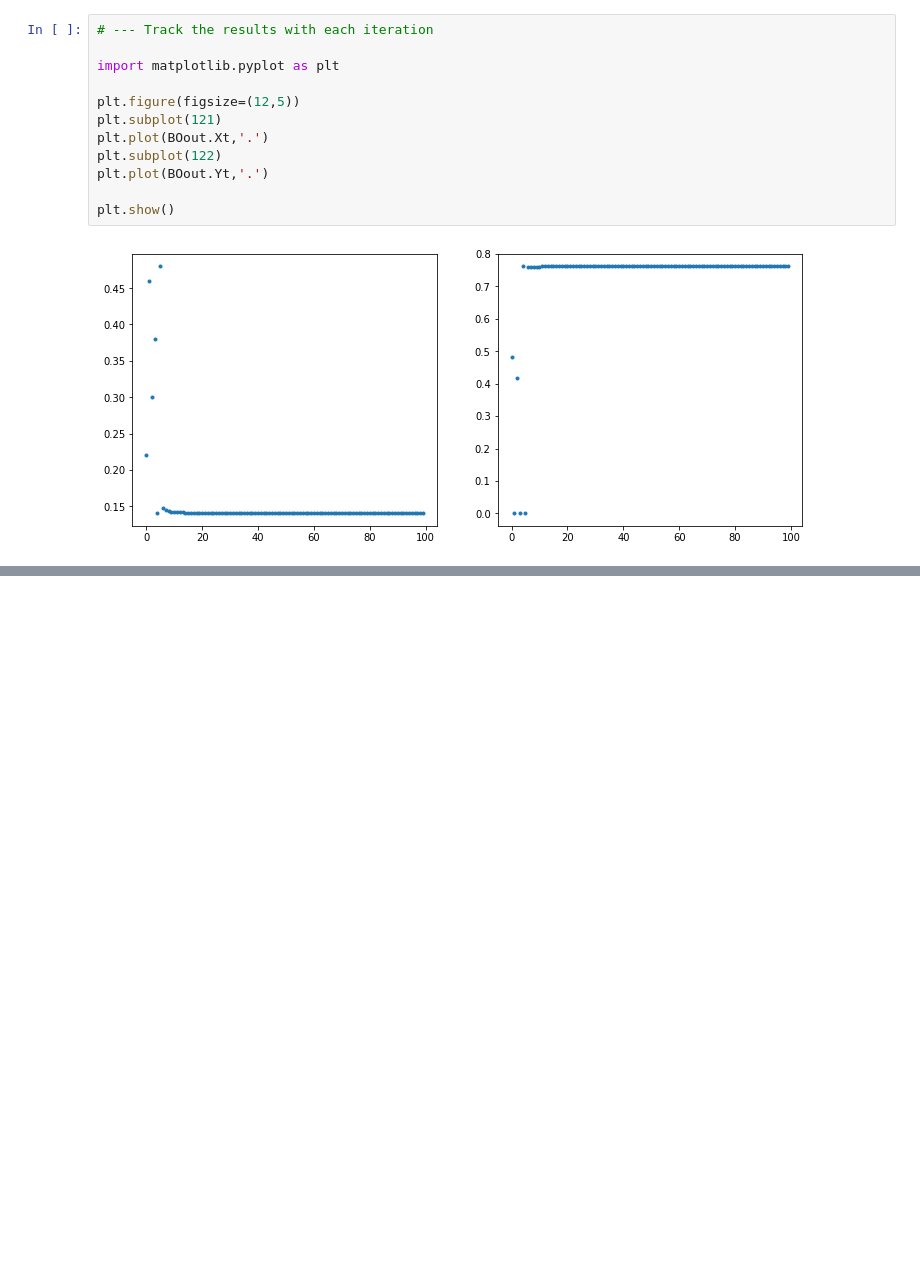
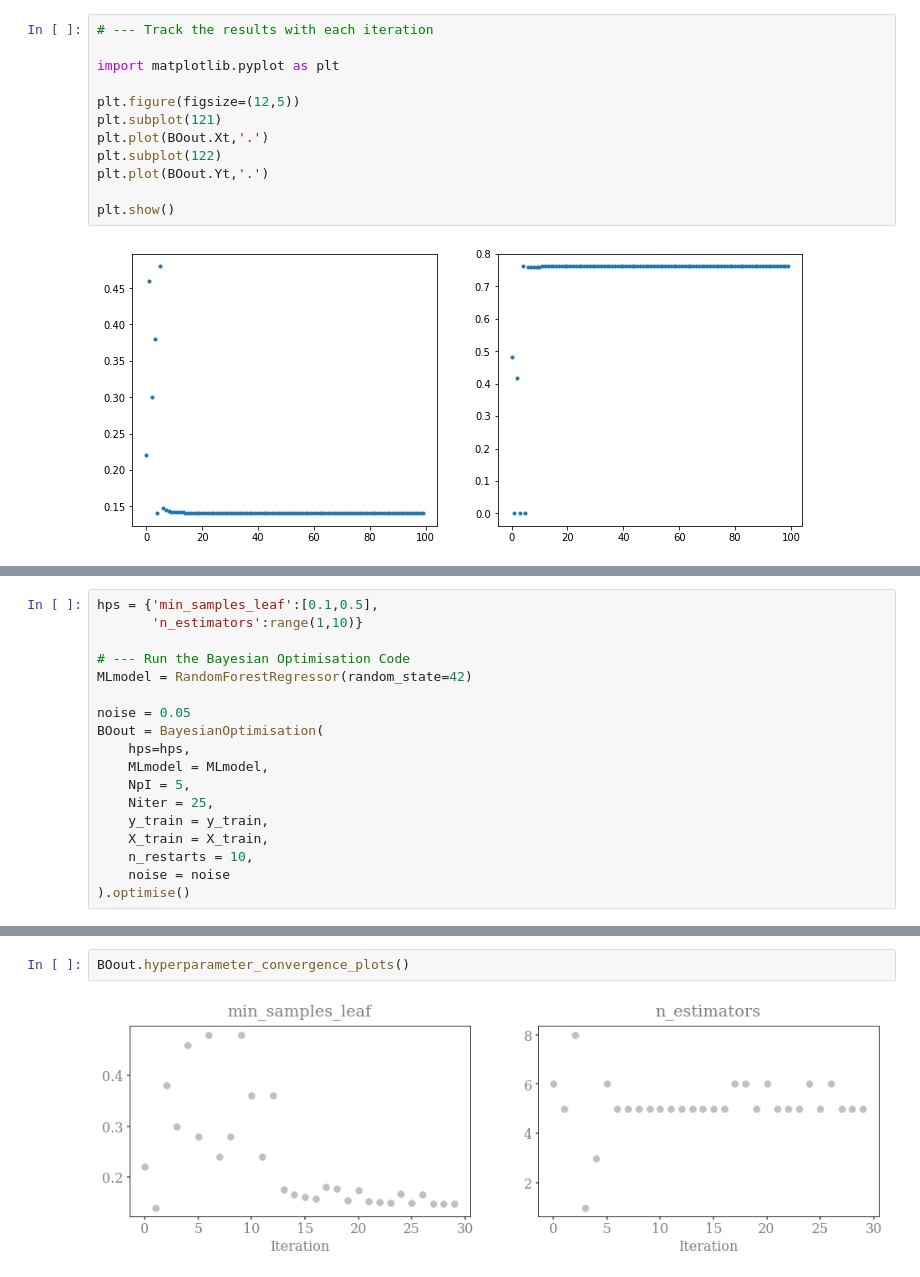
Before and after one commit to mattcrooksBBC/BayesianOptimisation, a Jupyter notebook: Bayesian_hyperparameter_optimisation3_HowToUse.ipynb, the cells around one changed output, grey strips where cells are left out. Drawn from its saved outputs; the diff is of its cells as text; blank space fills up the shorter version.

Commit message:
Convergence diagnostics added plus better comments

```diff
--- a/Bayesian_hyperparameter_optimisation3_HowToUse.ipynb
+++ b/Bayesian_hyperparameter_optimisation3_HowToUse.ipynb
@@ -377,0 +330,18 @@ plt.show()
+# %%
+hps = {'min_samples_leaf':[0.1,0.5],
+       'n_estimators':range(1,10)}
+
+# --- Run the Bayesian Optimisation Code
+MLmodel = RandomForestRegressor(random_state=42)
+
+noise = 0.05
+BOout = BayesianOptimisation(
+    hps=hps,
+    MLmodel = MLmodel,
+    NpI = 5,
+    Niter = 25,
+    y_train = y_train,
+    X_train = X_train,
+    n_restarts = 10,
+    noise = noise
+).optimise()
@@ -377,0 +417,4 @@ plt.show()
+# %%
+BOout.hyperparameter_convergence_plots()
+# %% [output]
+[figure, added]
```
Also changed, not shown: parts of 8 cells of this notebook, 3 other files.
